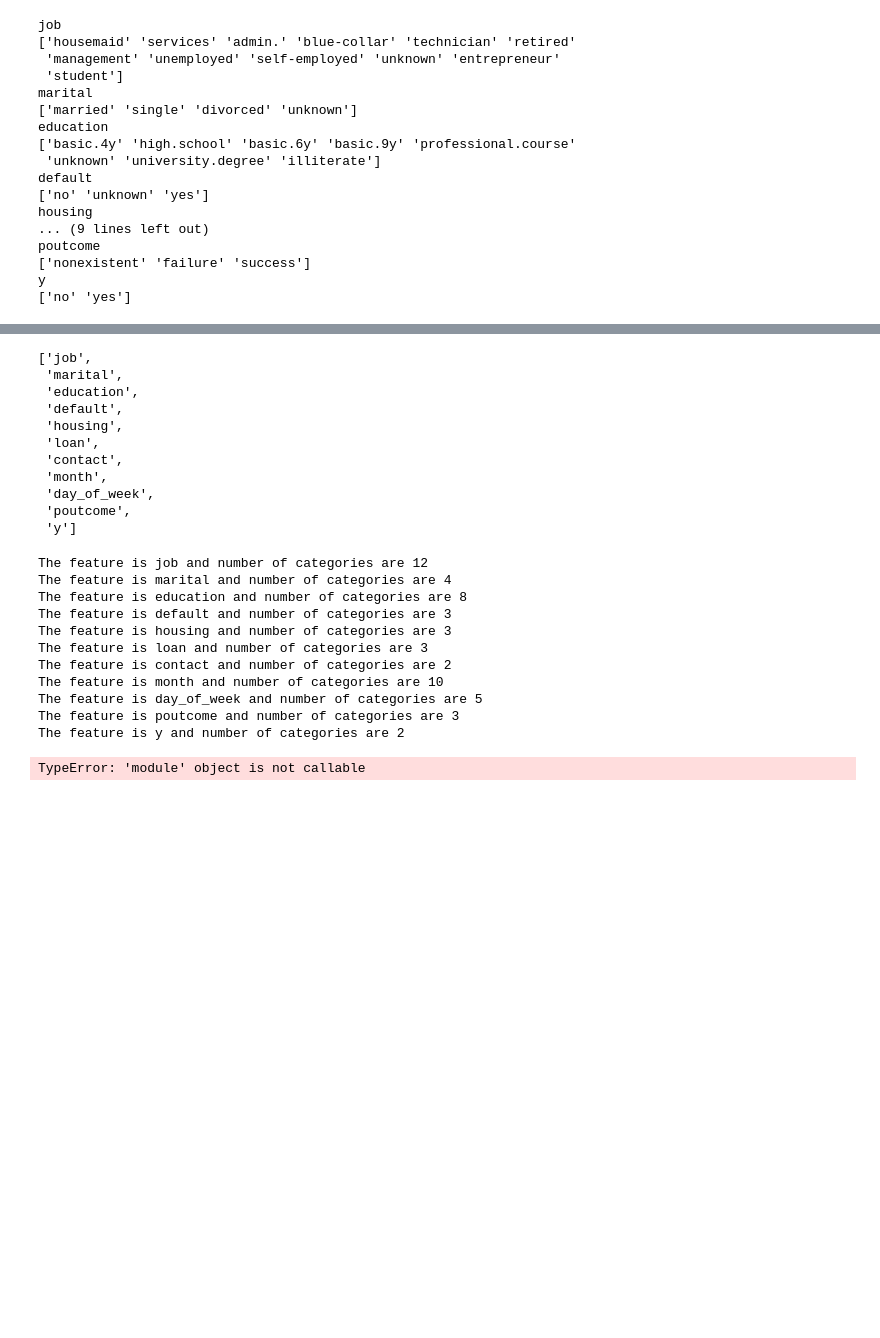
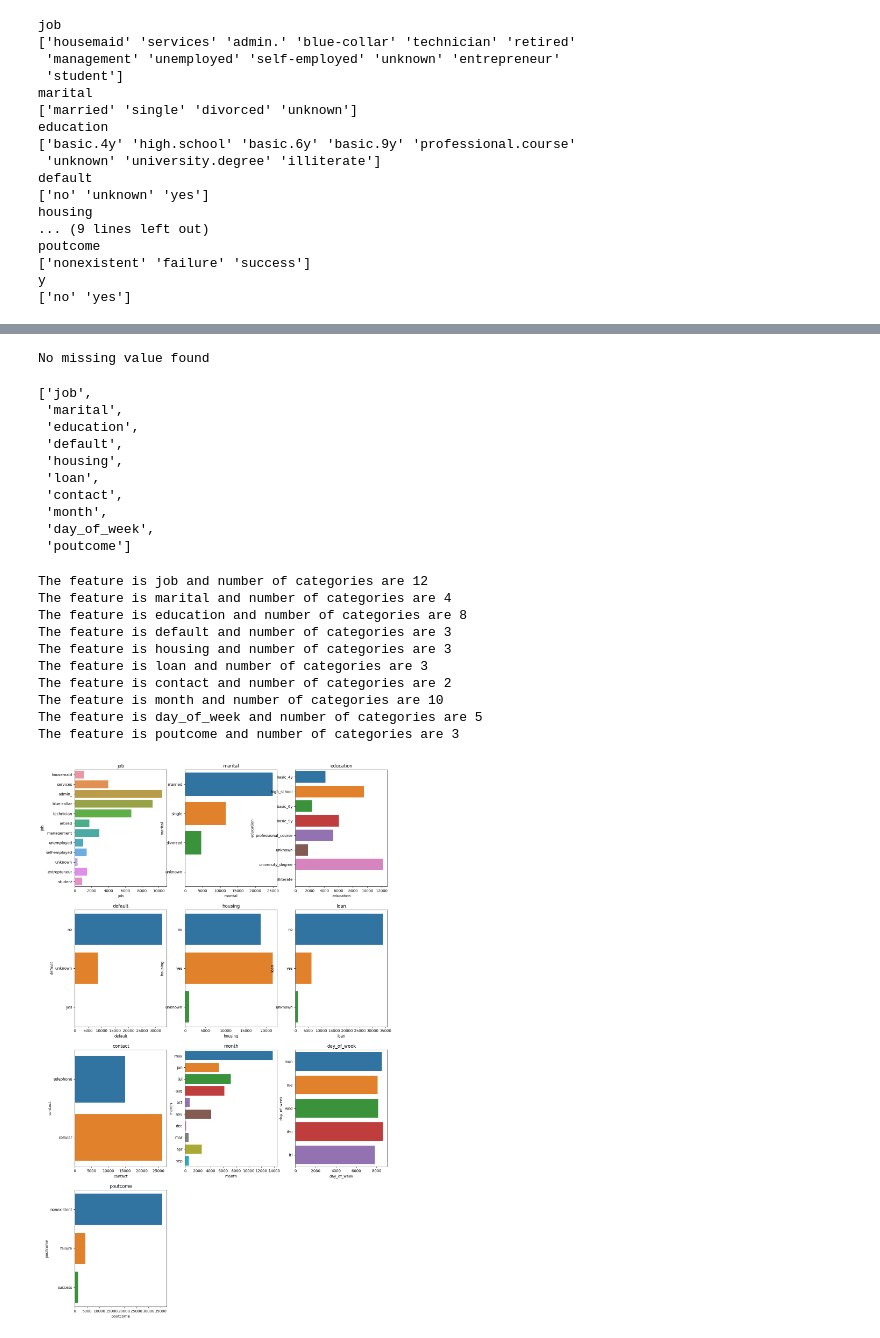
Before and after one commit to tejo30421/Bank-term-deposit, a Jupyter notebook: Draft.ipynb, the cells around one changed output, grey strips where cells are left out. Saved outputs shown, nothing was run; the diff lists cells and outputs as text; code cells hidden in the pictures; blank space fills up the shorter version.

```diff
--- a/Draft.ipynb
+++ b/Draft.ipynb
@@ -80,0 +54,4 @@ btd1.dropna()
+# %%
+btd1=btd.replace(to_replace='\.', value= "_", regex=True)
+btd2=btd1.replace(to_replace='\-', value= "_", regex=True)
+btd2
@@ -81,5 +72,13 @@ btd1.dropna()
+# %%
+features_na = [features for features in btd2.columns if btd2[features].isnull().sum() > 0]
+for feature in features_na:
+    print(feature, np.round(btd2[feature].isnull().mean(), 4),  ' % missing values')
+else:
+    print("No missing value found")
+# %% [output]
+No missing value found
 # %%
-categorical_features=[feature for feature in btd1.columns if ((btd1[feature].dtypes=='O') & (feature not in ['deposit']))]
+categorical_features=[feature for feature in btd1.columns if ((btd1[feature].dtypes=='O') & (feature not in ['y']))]
 categorical_features
 # %% [output]
 ['job',
@@ -91,8 +90,7 @@ categorical_features
  'contact',
  'month',
  'day_of_week',
- 'poutcome',
- 'y']
+ 'poutcome']
 # %%
 for feature in categorical_features:
     print('The feature is {} and number of categories are {}'.format(feature,len(btd1[feature].unique())))
@@ -107,17 +105,15 @@ The feature is contact and number of categories are 2
 The feature is month and number of categories are 10
 The feature is day_of_week and number of categories are 5
 The feature is poutcome and number of categories are 3
-The feature is y and number of categories are 2
 # %%
-import math
-plt.figure(figsize=(15,80), facecolor='white')
+plt.figure(figsize=(15,80))
 plotnumber =1
 for categorical_feature in categorical_features:
     ax = plt.subplot(12,3,plotnumber)
-    sns.countplot(y=categorical_feature,data=df)
+    sns.countplot(y=categorical_feature,data=btd1)
     plt.xlabel(categorical_feature)
     plt.title(categorical_feature)
     plotnumber+=1
 plt.show()
 # %% [output]
-TypeError: 'module' object is not callable
+[figure, added]
```
Also changed, not shown: parts of 25 cells of this notebook.
